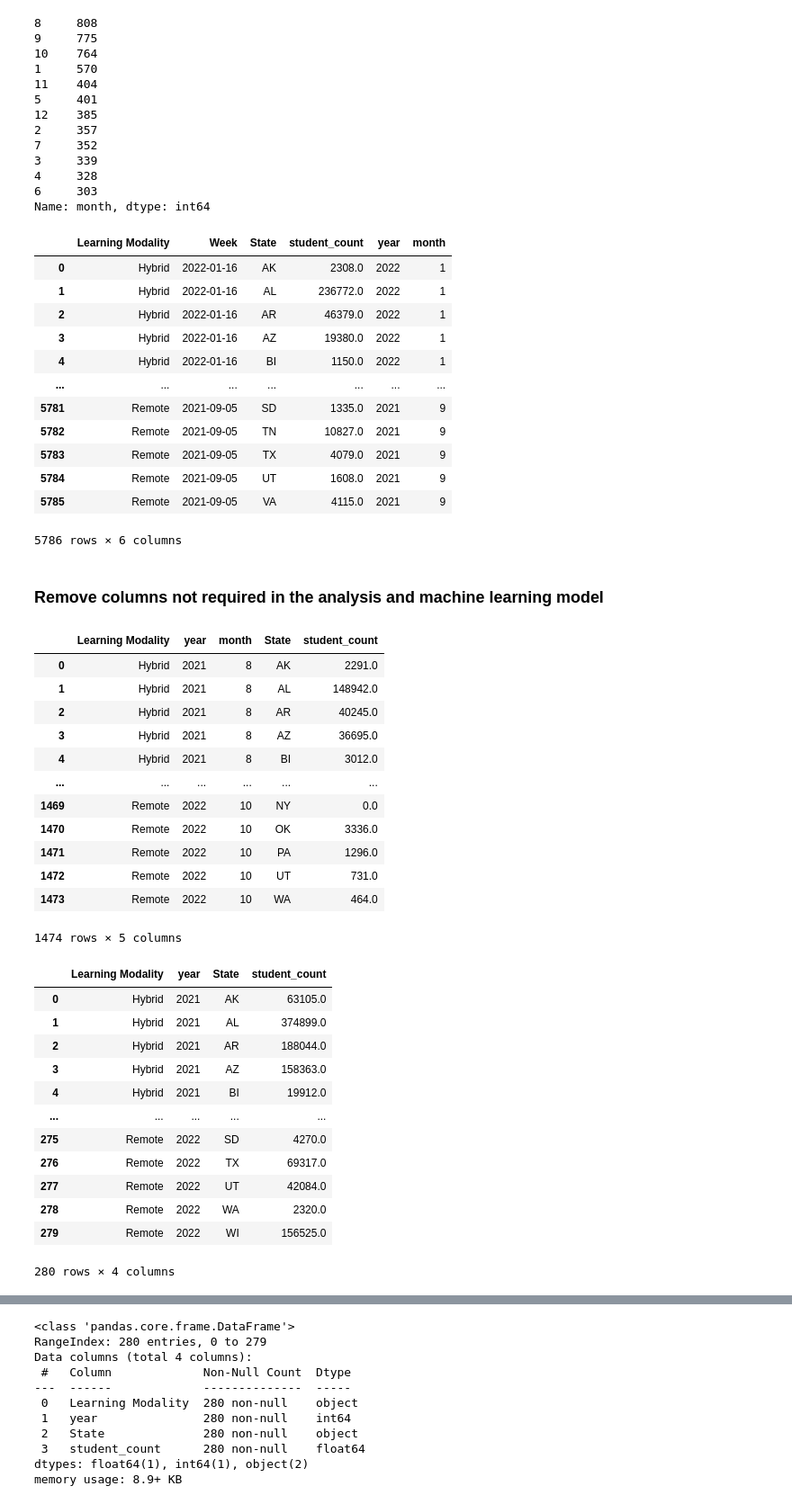
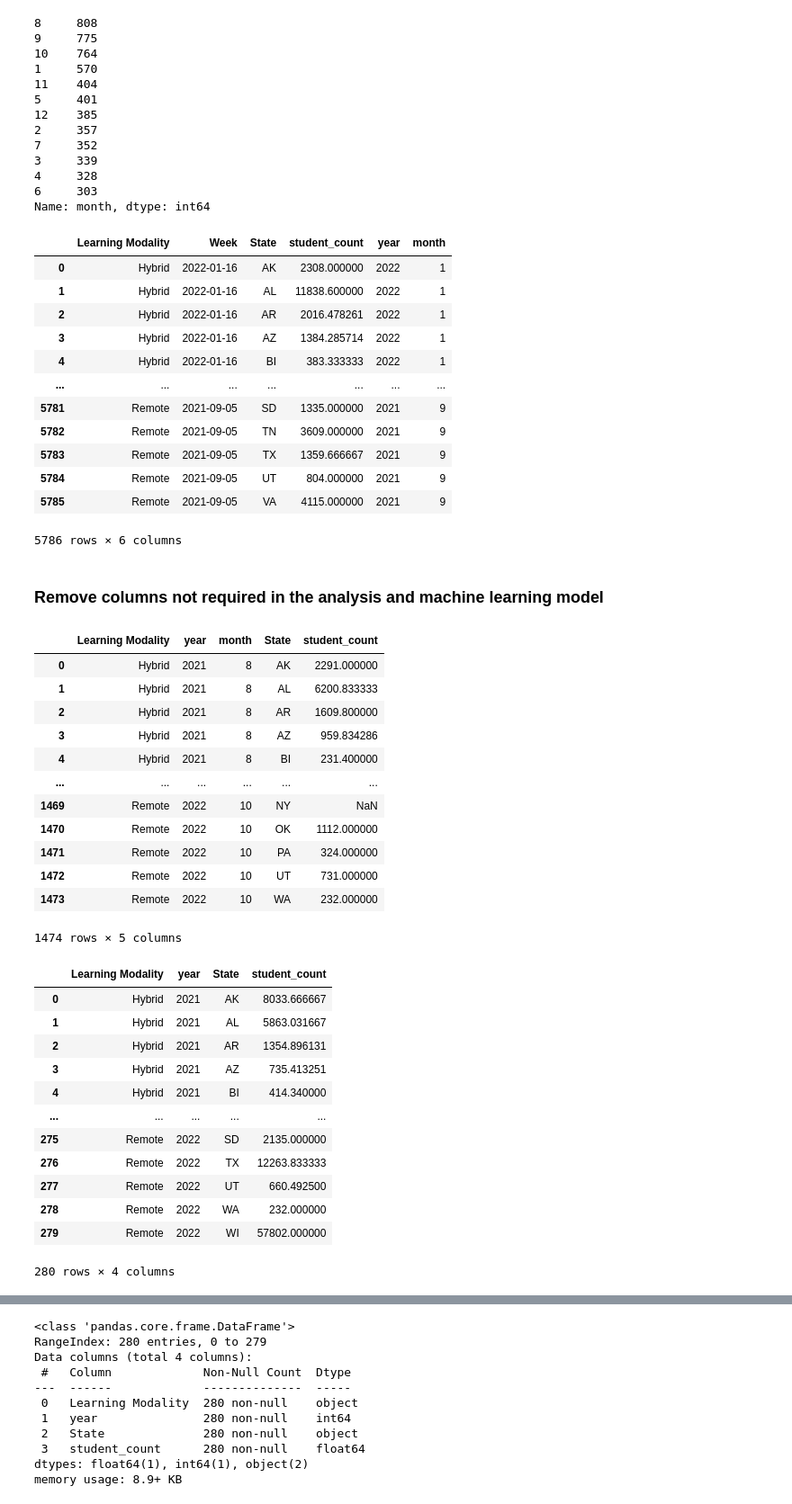
Before and after one commit to uzmabb182/Data602_Assignments, a Jupyter notebook: Final_Project_Data_602/data_602_final_project.ipynb, the cells around one changed output, grey strips where cells are left out. Shown at 90% size. Cells and saved outputs as stored; diff of their text form; code cells hidden in the pictures.

Commit message:
mean aggregate for the student count has been calculated

```diff
--- a/Final_Project_Data_602/data_602_final_project.ipynb
+++ b/Final_Project_Data_602/data_602_final_project.ipynb
@@ -93,7 +93,7 @@ modality_df.loc[modality_df['State'] == 'AK']
 2499 rows × 9 columns
 # %%
 # Groupby one column and return the mean of only particular column in the group.
-modality_df = modality_df.groupby(['Learning Modality', 'Week', 'State'], as_index=False).agg(student_count= ('Student Count','sum'))
+modality_df = modality_df.groupby(['Learning Modality', 'Week', 'State'], as_index=False).agg(student_count= ('Student Count','mean'))
 modality_df
 # %% [output]
 |  | Learning Modality | Week | State | student_count |
@@ -243,17 +243,17 @@ Name: month, dtype: int64
 modality_df
 # %% [output]
 |  | Learning Modality | Week | State | student_count | year | month |
-| 0 | Hybrid | 2022-01-16 | AK | 2308.0 | 2022 | 1 |
-| 1 | Hybrid | 2022-01-16 | AL | 236772.0 | 2022 | 1 |
-| 2 | Hybrid | 2022-01-16 | AR | 46379.0 | 2022 | 1 |
-| 3 | Hybrid | 2022-01-16 | AZ | 19380.0 | 2022 | 1 |
-| 4 | Hybrid | 2022-01-16 | BI | 1150.0 | 2022 | 1 |
+| 0 | Hybrid | 2022-01-16 | AK | 2308.000000 | 2022 | 1 |
+| 1 | Hybrid | 2022-01-16 | AL | 11838.600000 | 2022 | 1 |
+| 2 | Hybrid | 2022-01-16 | AR | 2016.478261 | 2022 | 1 |
+| 3 | Hybrid | 2022-01-16 | AZ | 1384.285714 | 2022 | 1 |
+| 4 | Hybrid | 2022-01-16 | BI | 383.333333 | 2022 | 1 |
 | ... | ... | ... | ... | ... | ... | ... |
-| 5781 | Remote | 2021-09-05 | SD | 1335.0 | 2021 | 9 |
-| 5782 | Remote | 2021-09-05 | TN | 10827.0 | 2021 | 9 |
-| 5783 | Remote | 2021-09-05 | TX | 4079.0 | 2021 | 9 |
-| 5784 | Remote | 2021-09-05 | UT | 1608.0 | 2021 | 9 |
-| 5785 | Remote | 2021-09-05 | VA | 4115.0 | 2021 | 9 |
+| 5781 | Remote | 2021-09-05 | SD | 1335.000000 | 2021 | 9 |
+| 5782 | Remote | 2021-09-05 | TN | 3609.000000 | 2021 | 9 |
+| 5783 | Remote | 2021-09-05 | TX | 1359.666667 | 2021 | 9 |
+| 5784 | Remote | 2021-09-05 | UT | 804.000000 | 2021 | 9 |
+| 5785 | Remote | 2021-09-05 | VA | 4115.000000 | 2021 | 9 |
 5786 rows × 6 columns
 # %%
 # modality_df.loc[modality_df['month'] == 12]
@@ -261,39 +261,39 @@ modality_df
 ### Remove columns not required in the analysis and machine learning model
 # %%
 # Groupby one column and return the mean of only particular column in the group.
-modality_df = modality_df.groupby(['Learning Modality', 'year', 'month', 'State'], as_index=False).agg(student_count= ('student_count','sum'))
+modality_df = modality_df.groupby(['Learning Modality', 'year', 'month', 'State'], as_index=False).agg(student_count= ('student_count','mean'))
 modality_df
 # %% [output]
 |  | Learning Modality | year | month | State | student_count |
-| 0 | Hybrid | 2021 | 8 | AK | 2291.0 |
-| 1 | Hybrid | 2021 | 8 | AL | 148942.0 |
-| 2 | Hybrid | 2021 | 8 | AR | 40245.0 |
-| 3 | Hybrid | 2021 | 8 | AZ | 36695.0 |
-| 4 | Hybrid | 2021 | 8 | BI | 3012.0 |
+| 0 | Hybrid | 2021 | 8 | AK | 2291.000000 |
+| 1 | Hybrid | 2021 | 8 | AL | 6200.833333 |
+| 2 | Hybrid | 2021 | 8 | AR | 1609.800000 |
+| 3 | Hybrid | 2021 | 8 | AZ | 959.834286 |
+| 4 | Hybrid | 2021 | 8 | BI | 231.400000 |
 | ... | ... | ... | ... | ... | ... |
-| 1469 | Remote | 2022 | 10 | NY | 0.0 |
-| 1470 | Remote | 2022 | 10 | OK | 3336.0 |
-| 1471 | Remote | 2022 | 10 | PA | 1296.0 |
-| 1472 | Remote | 2022 | 10 | UT | 731.0 |
-| 1473 | Remote | 2022 | 10 | WA | 464.0 |
+| 1469 | Remote | 2022 | 10 | NY | NaN |
+| 1470 | Remote | 2022 | 10 | OK | 1112.000000 |
+| 1471 | Remote | 2022 | 10 | PA | 324.000000 |
+| 1472 | Remote | 2022 | 10 | UT | 731.000000 |
+| 1473 | Remote | 2022 | 10 | WA | 232.000000 |
 1474 rows × 5 columns
 # %%
 # Groupby one column and return the mean of only particular column in the group.
-modality_df = modality_df.groupby(['Learning Modality', 'year', 'State'], as_index=False).agg(student_count= ('student_count','sum'))
+modality_df = modality_df.groupby(['Learning Modality', 'year', 'State'], as_index=False).agg(student_count= ('student_count','mean'))
 modality_df
 # %% [output]
 |  | Learning Modality | year | State | student_count |
-| 0 | Hybrid | 2021 | AK | 63105.0 |
-| 1 | Hybrid | 2021 | AL | 374899.0 |
-| 2 | Hybrid | 2021 | AR | 188044.0 |
-| 3 | Hybrid | 2021 | AZ | 158363.0 |
-| 4 | Hybrid | 2021 | BI | 19912.0 |
+| 0 | Hybrid | 2021 | AK | 8033.666667 |
+| 1 | Hybrid | 2021 | AL | 5863.031667 |
+| 2 | Hybrid | 2021 | AR | 1354.896131 |
+| 3 | Hybrid | 2021 | AZ | 735.413251 |
+| 4 | Hybrid | 2021 | BI | 414.340000 |
 | ... | ... | ... | ... | ... |
-| 275 | Remote | 2022 | SD | 4270.0 |
-| 276 | Remote | 2022 | TX | 69317.0 |
-| 277 | Remote | 2022 | UT | 42084.0 |
-| 278 | Remote | 2022 | WA | 2320.0 |
-| 279 | Remote | 2022 | WI | 156525.0 |
+| 275 | Remote | 2022 | SD | 2135.000000 |
+| 276 | Remote | 2022 | TX | 12263.833333 |
+| 277 | Remote | 2022 | UT | 660.492500 |
+| 278 | Remote | 2022 | WA | 232.000000 |
+| 279 | Remote | 2022 | WI | 57802.000000 |
 280 rows × 4 columns
 # %%
 modality_df.loc[modality_df['State'] == 'AK']
```
Also changed, not shown: parts of 10 cells of this notebook, 2 other files.
